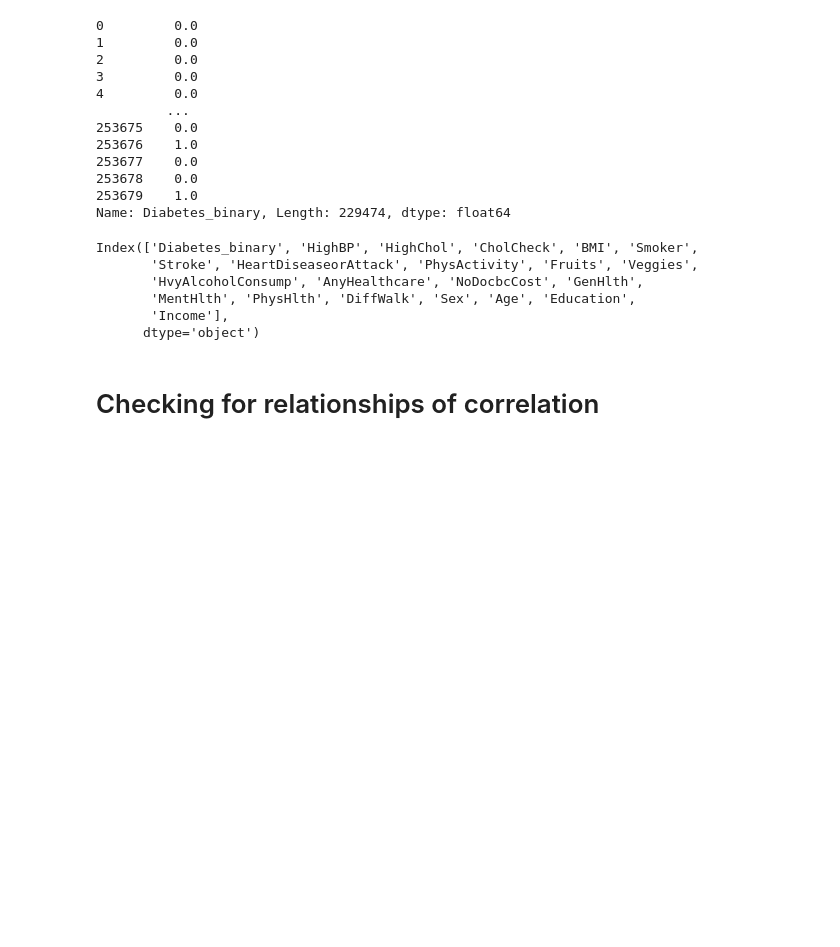
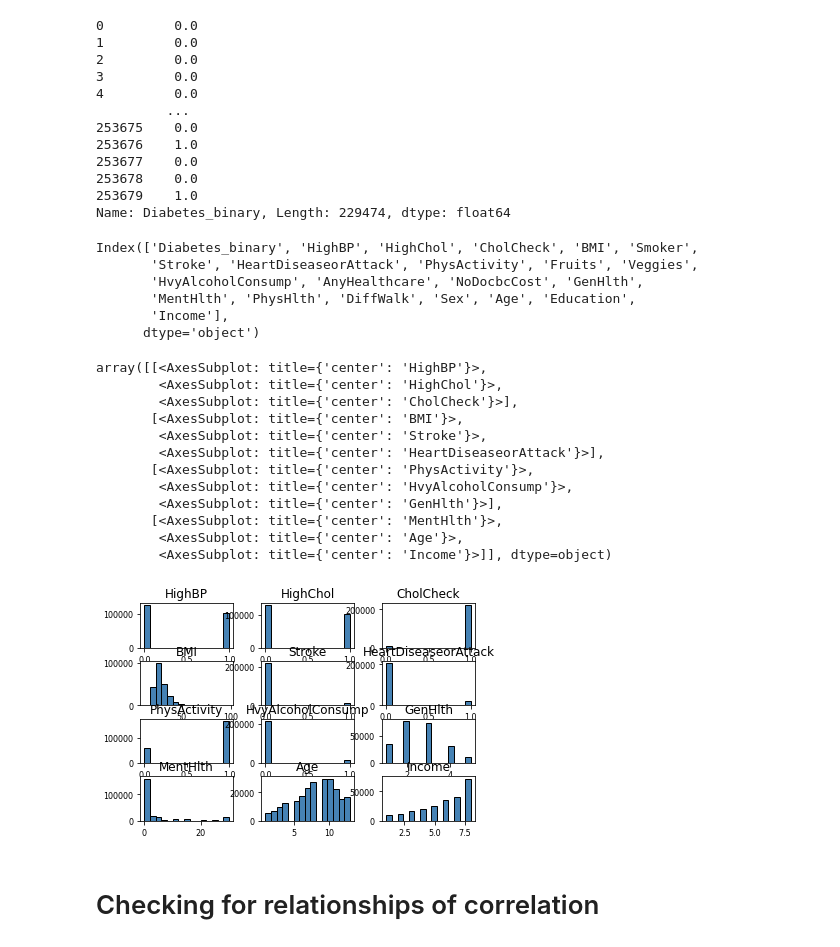
Before and after one commit to nataliakardami/diabetes_binary, a Jupyter notebook: diabetes.ipynb, the cells around one changed output. Saved outputs shown, nothing was run; the diff lists cells and outputs as text; code cells hidden in the pictures; blank space fills up the shorter version.

```diff
--- a/diabetes.ipynb
+++ b/diabetes.ipynb
@@ -150,6 +150,24 @@ Index(['Diabetes_binary', 'HighBP', 'HighChol', 'CholCheck', 'BMI', 'Smoker',
        'MentHlth', 'PhysHlth', 'DiffWalk', 'Sex', 'Age', 'Education',
        'Income'],
       dtype='object')
+# %%
+X.hist(bins=15, color='steelblue', edgecolor='black', linewidth=1.2,
+           xlabelsize=7, ylabelsize=7, grid=False)
+#plt.tight_layout(rect=(0, 0, 1.2, 1.2))
+# %% [output]
+array([[<AxesSubplot: title={'center': 'HighBP'}>,
+        <AxesSubplot: title={'center': 'HighChol'}>,
+        <AxesSubplot: title={'center': 'CholCheck'}>],
+       [<AxesSubplot: title={'center': 'BMI'}>,
+        <AxesSubplot: title={'center': 'Stroke'}>,
+        <AxesSubplot: title={'center': 'HeartDiseaseorAttack'}>],
+       [<AxesSubplot: title={'center': 'PhysActivity'}>,
+        <AxesSubplot: title={'center': 'HvyAlcoholConsump'}>,
+        <AxesSubplot: title={'center': 'GenHlth'}>],
+       [<AxesSubplot: title={'center': 'MentHlth'}>,
+        <AxesSubplot: title={'center': 'Age'}>,
+        <AxesSubplot: title={'center': 'Income'}>]], dtype=object)
+[figure, added]
 # %% [markdown]
 # Checking for relationships of correlation
 # %%
```
Also changed, not shown: parts of 26 cells of this notebook.
